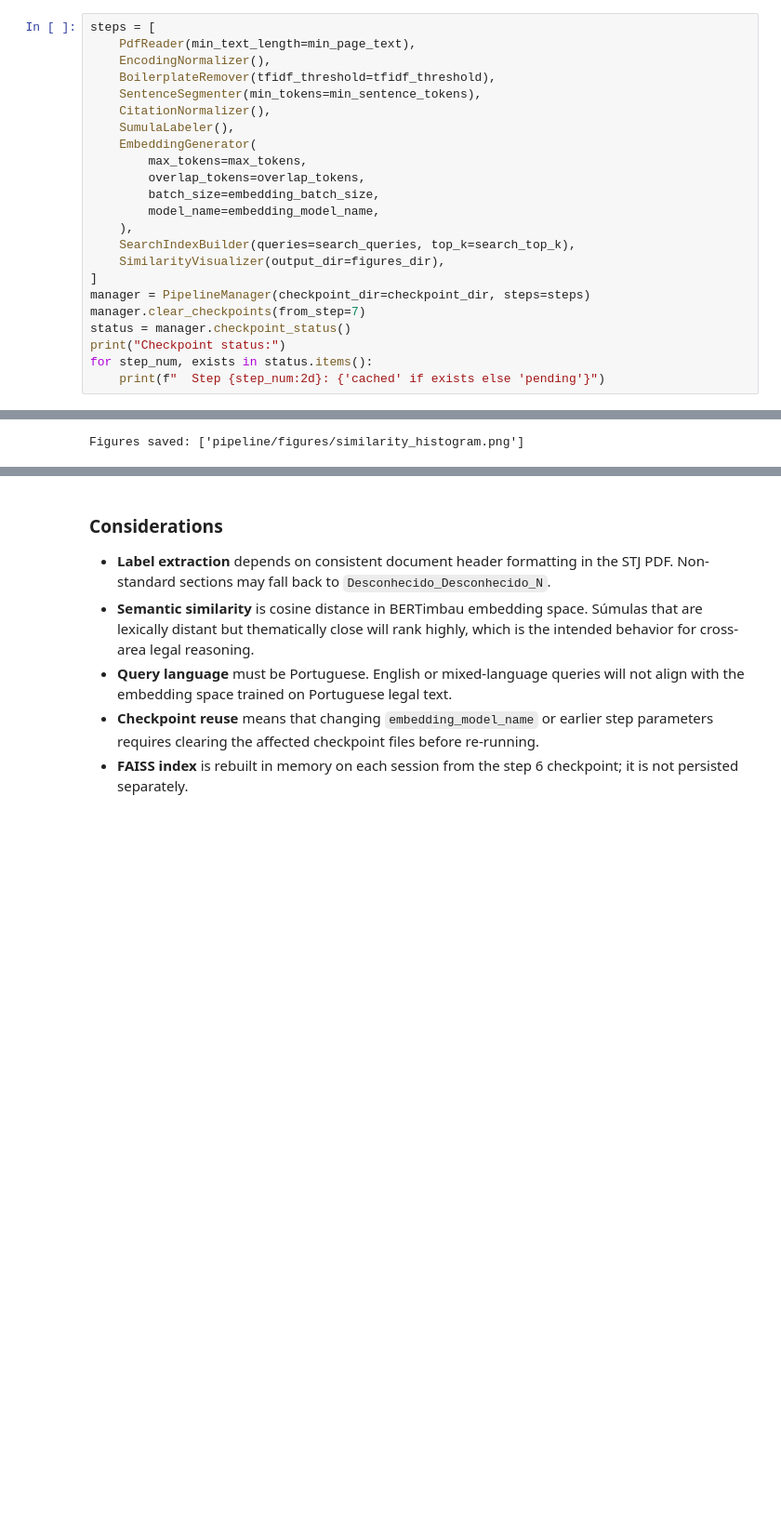
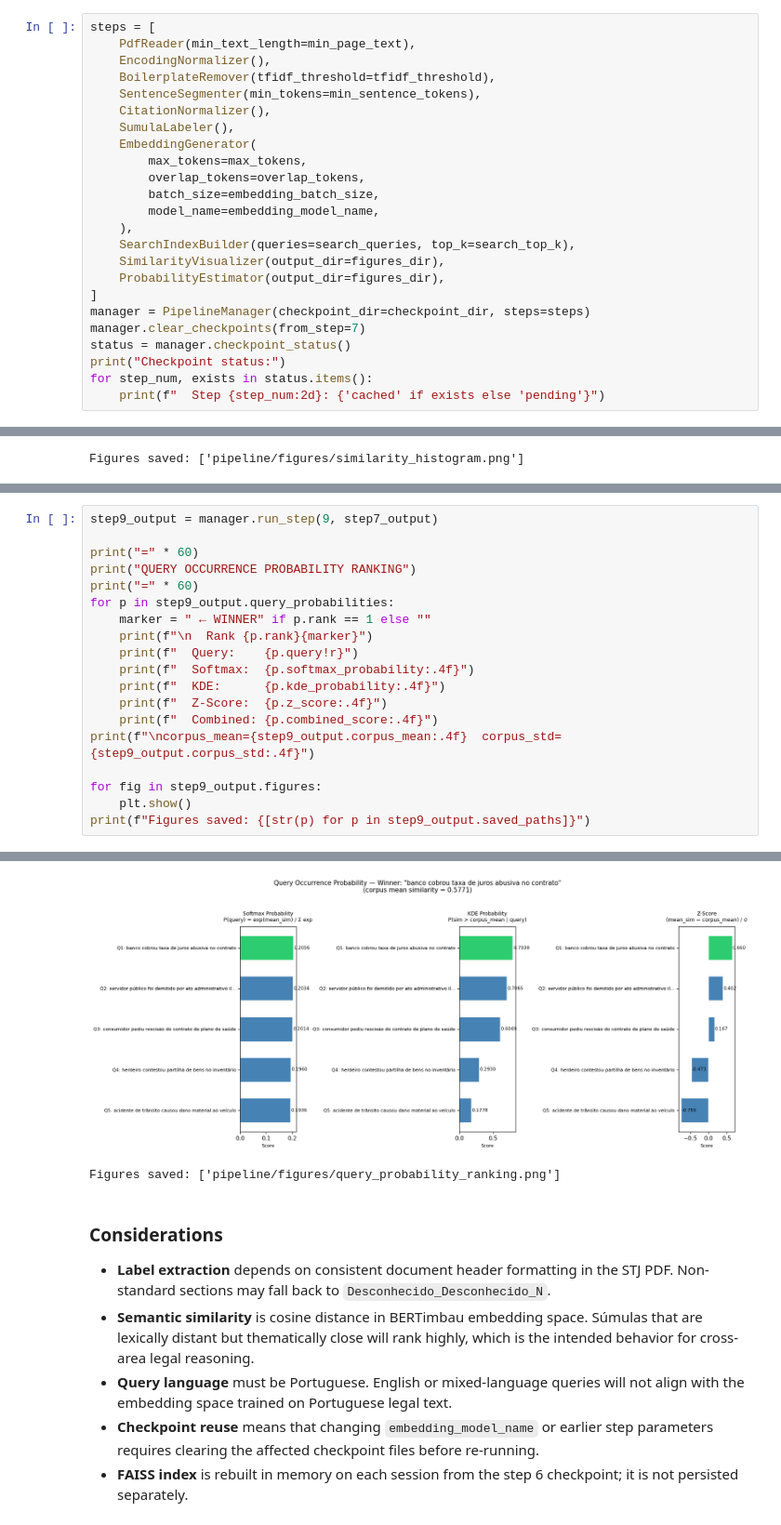
Before and after one commit to zzaia/zzaia-mvp-ana-pos, a Jupyter notebook: mvp-ana-pos-main.ipynb, the cells around one changed output, grey strips where cells are left out. Shown at 93% size. Drawn from its saved outputs; the diff is of its cells as text; blank space fills up the shorter version.

Commit message:
Improving the visualization;

```diff
--- a/mvp-ana-pos-main.ipynb
+++ b/mvp-ana-pos-main.ipynb
@@ -132,6 +135,7 @@ steps = [
     ),
     SearchIndexBuilder(queries=search_queries, top_k=search_top_k),
     SimilarityVisualizer(output_dir=figures_dir),
+    ProbabilityEstimator(output_dir=figures_dir),
 ]
 manager = PipelineManager(checkpoint_dir=checkpoint_dir, steps=steps)
 manager.clear_checkpoints(from_step=7)
@@ -316,0 +338,20 @@ Figures saved: ['pipeline/figures/similarity_histogram.png']
+# %%
+step9_output = manager.run_step(9, step7_output)
+
+print("=" * 60)
+print("QUERY OCCURRENCE PROBABILITY RANKING")
+print("=" * 60)
+for p in step9_output.query_probabilities:
+    marker = " ← WINNER" if p.rank == 1 else ""
+    print(f"\n  Rank {p.rank}{marker}")
+    print(f"  Query:    {p.query!r}")
+    print(f"  Softmax:  {p.softmax_probability:.4f}")
+    print(f"  KDE:      {p.kde_probability:.4f}")
+    print(f"  Z-Score:  {p.z_score:.4f}")
+    print(f"  Combined: {p.combined_score:.4f}")
+print(f"\ncorpus_mean={step9_output.corpus_mean:.4f}  corpus_std={step9_output.corpus_std:.4f}")
+
+for fig in step9_output.figures:
+    plt.show()
+print(f"Figures saved: {[str(p) for p in step9_output.saved_paths]}")
+# %% [output]
@@ -317,3 +375,5 @@ Figures saved: ['pipeline/figures/similarity_histogram.png']
+[figure, added]
+Figures saved: ['pipeline/figures/query_probability_ranking.png']
 # %% [markdown]
 ### Considerations
 
```
Also changed, not shown: parts of 5 cells of this notebook, 2 other files.
